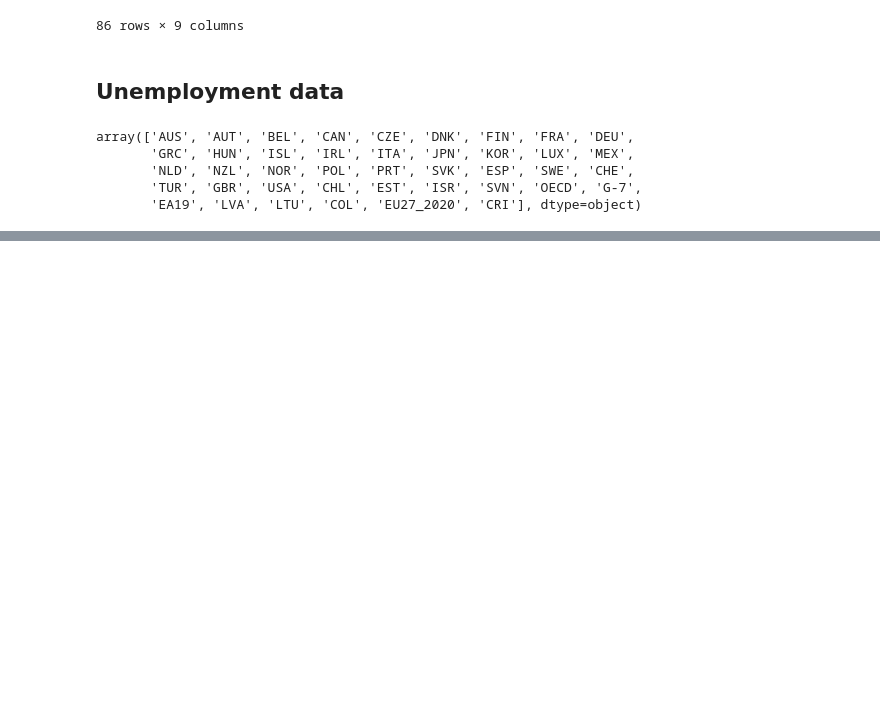
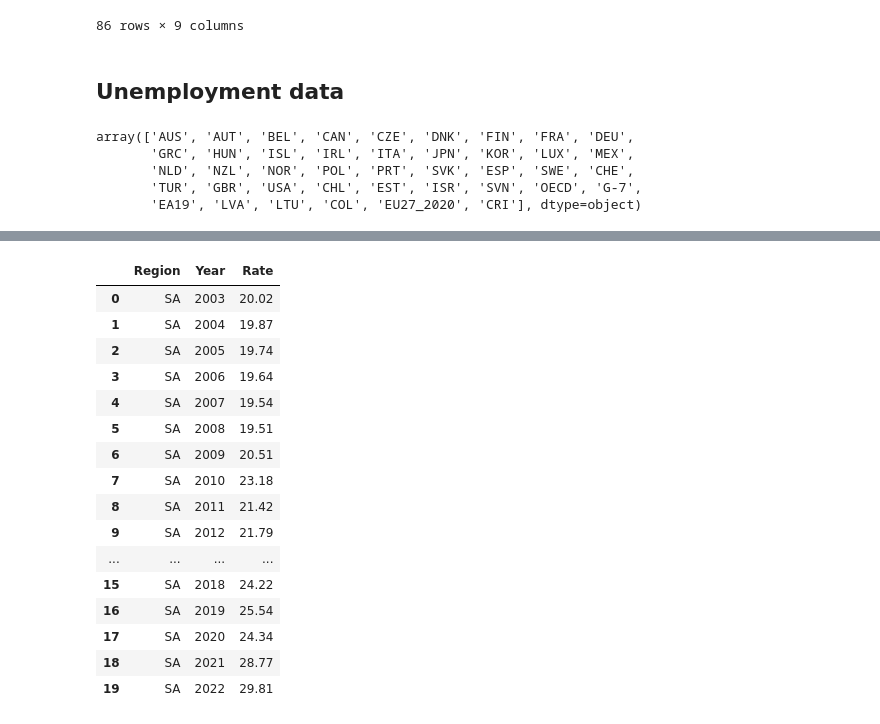
Before and after one commit to StenRSM/CIBI, a Jupyter notebook: exploration.ipynb, the cells around one changed output, grey strips where cells are left out. Cells and saved outputs as stored; diff of their text form; code cells hidden in the pictures; blank space fills up the shorter version.

```diff
--- a/exploration.ipynb
+++ b/exploration.ipynb
@@ -280,2 +319,25 @@ array(['AUS', 'AUT', 'BEL', 'CAN', 'CZE', 'DNK', 'FIN', 'FRA', 'DEU',
+# %%
+df_unemployment_SA = pd.read_excel(r"data\South_Africa_unemployment.xlsx")
+df_unemployment_SA['Region'] = "SA"
+# %%
+df_unemployment_SA[['Region', 'Year', 'Rate']]
+# %% [output]
+|  | Region | Year | Rate |
+| 0 | SA | 2003 | 20.02 |
+| 1 | SA | 2004 | 19.87 |
+| 2 | SA | 2005 | 19.74 |
+| 3 | SA | 2006 | 19.64 |
+| 4 | SA | 2007 | 19.54 |
+| 5 | SA | 2008 | 19.51 |
+| 6 | SA | 2009 | 20.51 |
+| 7 | SA | 2010 | 23.18 |
+| 8 | SA | 2011 | 21.42 |
+| 9 | SA | 2012 | 21.79 |
+| ... | ... | ... | ... |
+| 15 | SA | 2018 | 24.22 |
+| 16 | SA | 2019 | 25.54 |
+| 17 | SA | 2020 | 24.34 |
+| 18 | SA | 2021 | 28.77 |
+| 19 | SA | 2022 | 29.81 |
 # %%
 df_unemployment_cali = pd.read_csv('data\Local_Area_Unemployment_Statistics__LAUS_.csv')
```
Also changed, not shown: parts of 23 cells of this notebook, 9 other files.
